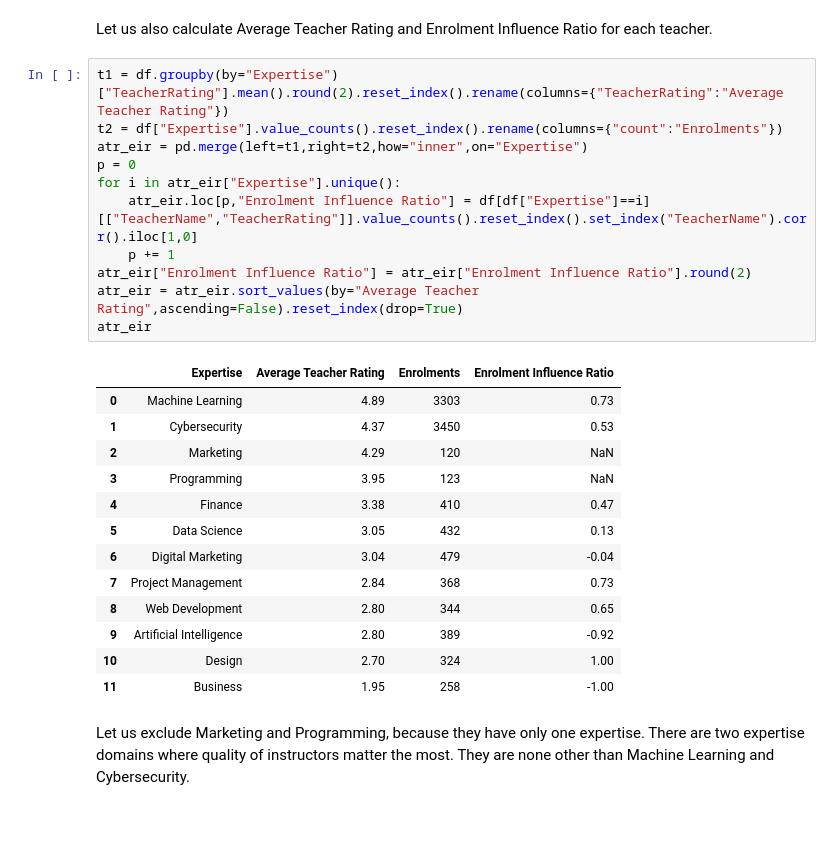
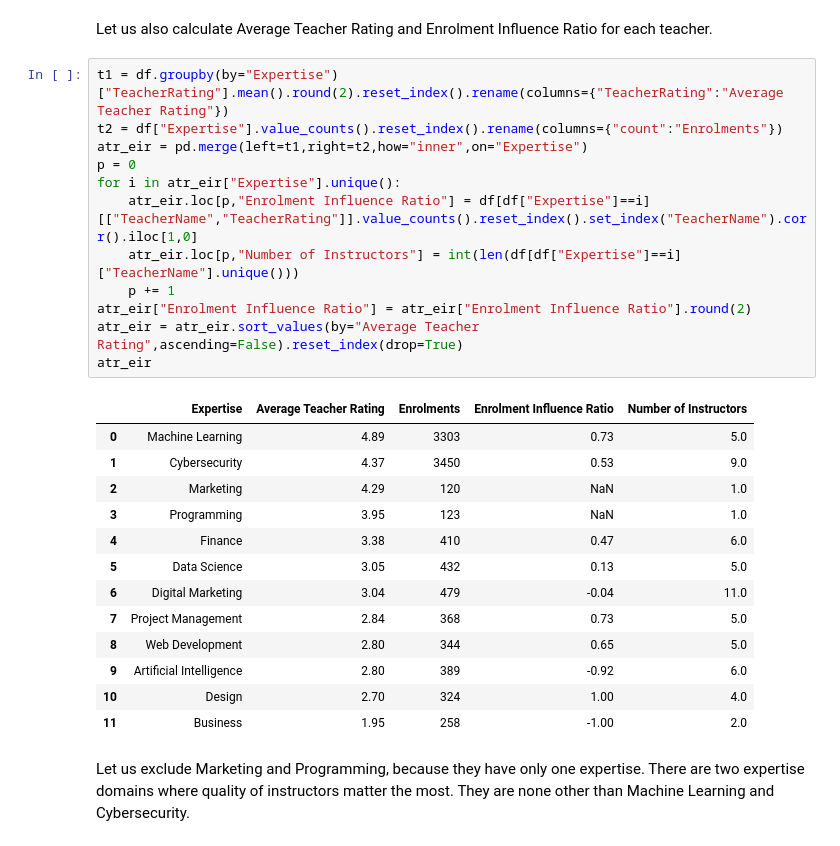
Before and after one commit to amithvardhan99/resume-projects, a Jupyter notebook: Instructor Performance and Course Quality Evaluation on EduPro/notebook.ipynb, the cells around one changed output. Drawn from its saved outputs; the diff is of its cells as text.

```diff
--- a/Instructor Performance and Course Quality Evaluation on EduPro/notebook.ipynb
+++ b/Instructor Performance and Course Quality Evaluation on EduPro/notebook.ipynb
@@ -972,27 +972,28 @@ Let us also calculate Average Teacher Rating and Enrolment Influence Ratio for e
 # %%
 t1 = df.groupby(by="Expertise")["TeacherRating"].mean().round(2).reset_index().rename(columns={"TeacherRating":"Average Teacher Rating"})
 t2 = df["Expertise"].value_counts().reset_index().rename(columns={"count":"Enrolments"})
 atr_eir = pd.merge(left=t1,right=t2,how="inner",on="Expertise")
 p = 0
 for i in atr_eir["Expertise"].unique():
     atr_eir.loc[p,"Enrolment Influence Ratio"] = df[df["Expertise"]==i][["TeacherName","TeacherRating"]].value_counts().reset_index().set_index("TeacherName").corr().iloc[1,0]
+    atr_eir.loc[p,"Number of Instructors"] = int(len(df[df["Expertise"]==i]["TeacherName"].unique()))
     p += 1
 atr_eir["Enrolment Influence Ratio"] = atr_eir["Enrolment Influence Ratio"].round(2)
 atr_eir = atr_eir.sort_values(by="Average Teacher Rating",ascending=False).reset_index(drop=True)
 atr_eir
 # %% [output]
-|  | Expertise | Average Teacher Rating | Enrolments | Enrolment Influence Ratio |
-| 0 | Machine Learning | 4.89 | 3303 | 0.73 |
-| 1 | Cybersecurity | 4.37 | 3450 | 0.53 |
-| 2 | Marketing | 4.29 | 120 | NaN |
-| 3 | Programming | 3.95 | 123 | NaN |
-| 4 | Finance | 3.38 | 410 | 0.47 |
-| 5 | Data Science | 3.05 | 432 | 0.13 |
-| 6 | Digital Marketing | 3.04 | 479 | -0.04 |
-| 7 | Project Management | 2.84 | 368 | 0.73 |
-| 8 | Web Development | 2.80 | 344 | 0.65 |
-| 9 | Artificial Intelligence | 2.80 | 389 | -0.92 |
-| 10 | Design | 2.70 | 324 | 1.00 |
-| 11 | Business | 1.95 | 258 | -1.00 |
+|  | Expertise | Average Teacher Rating | Enrolments | Enrolment Influence Ratio | Number of Instructors |
+| 0 | Machine Learning | 4.89 | 3303 | 0.73 | 5.0 |
+| 1 | Cybersecurity | 4.37 | 3450 | 0.53 | 9.0 |
+| 2 | Marketing | 4.29 | 120 | NaN | 1.0 |
+| 3 | Programming | 3.95 | 123 | NaN | 1.0 |
+| 4 | Finance | 3.38 | 410 | 0.47 | 6.0 |
+| 5 | Data Science | 3.05 | 432 | 0.13 | 5.0 |
+| 6 | Digital Marketing | 3.04 | 479 | -0.04 | 11.0 |
+| 7 | Project Management | 2.84 | 368 | 0.73 | 5.0 |
+| 8 | Web Development | 2.80 | 344 | 0.65 | 5.0 |
+| 9 | Artificial Intelligence | 2.80 | 389 | -0.92 | 6.0 |
+| 10 | Design | 2.70 | 324 | 1.00 | 4.0 |
+| 11 | Business | 1.95 | 258 | -1.00 | 2.0 |
 # %% [markdown]
 Let us exclude Marketing and Programming, because they have only one expertise. There are two expertise domains where quality of instructors matter the most. They are none other than Machine Learning and Cybersecurity.
```
Also changed, not shown: parts of 1 cell of this notebook.
